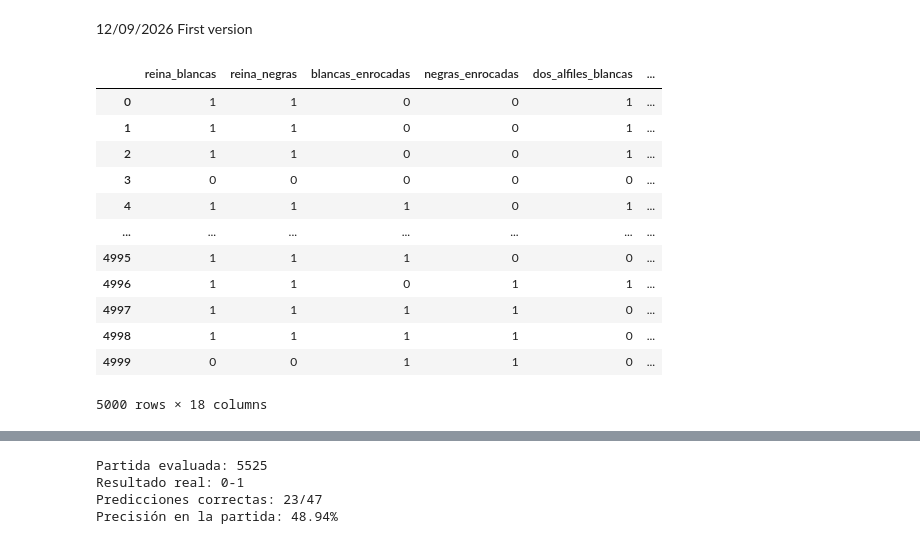
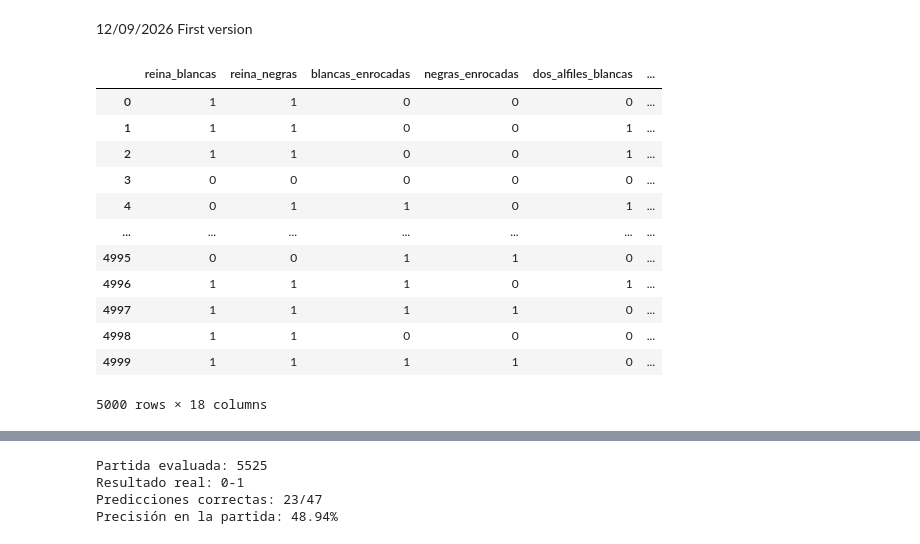
Before and after one commit to hbuelta/Decision-Trees-chess-, a Jupyter notebook: decision_tree_chess.ipynb, the cells around one changed output, grey strips where cells are left out. Drawn from its saved outputs; the diff is of its cells as text; code cells hidden in the pictures.

```diff
--- a/decision_tree_chess.ipynb
+++ b/decision_tree_chess.ipynb
@@ -263,8 +265,8 @@ def partida_a_dataframe(partida: chess.pgn.Game, movimientos_desde_final: int =
 # %%
 def extrae_caracteristicas(
     ruta: Path,
-    numero_observaciones: int = 2000,
-    movimientos_desde_final: int = 10,
+    numero_observaciones: int = 1000,
+    movimientos_desde_final: int = 5,
 ):
     """Crea observaciones usando una distancia concreta respecto al final."""
     if numero_observaciones < 0:
@@ -279,45 +281,45 @@ def extrae_caracteristicas(
         return pd.DataFrame(columns=CARACTERISTICAS + ["y"])
 
     for partida in partidas_en_stream(ruta):
         datos_partida = partida_a_dataframe(
             partida,
             movimientos_desde_final=movimientos_desde_final,
         )
         claves_partida = datos_partida[CARACTERISTICAS].apply(tuple, axis=1)
         nuevas_observaciones = ~claves_partida.isin(claves_observaciones)
 
         if nuevas_observaciones.any():
             datos_partidas.append(datos_partida.loc[nuevas_observaciones])
             claves_observaciones.update(claves_partida[nuevas_observaciones])
 
         if len(claves_observaciones) >= numero_observaciones:
             break
 
     if not datos_partidas:
         return pd.DataFrame(columns=CARACTERISTICAS + ["y"])
 
     return pd.concat(datos_partidas, ignore_index=True).head(numero_observaciones)
 
 
 datos_observaciones = extrae_caracteristicas(
     PGN_ZST_PATH,
     numero_observaciones=5000,
-    movimientos_desde_final=10,
+    movimientos_desde_final=5,
 )
 datos_observaciones
 # %% [output]
 |  | reina_blancas | reina_negras | blancas_enrocadas | negras_enrocadas | dos_alfiles_blancas | ... |
-| 0 | 1 | 1 | 0 | 0 | 1 | ... |
+| 0 | 1 | 1 | 0 | 0 | 0 | ... |
 | 1 | 1 | 1 | 0 | 0 | 1 | ... |
 | 2 | 1 | 1 | 0 | 0 | 1 | ... |
 | 3 | 0 | 0 | 0 | 0 | 0 | ... |
-| 4 | 1 | 1 | 1 | 0 | 1 | ... |
+| 4 | 0 | 1 | 1 | 0 | 1 | ... |
 | ... | ... | ... | ... | ... | ... | ... |
-| 4995 | 1 | 1 | 1 | 0 | 0 | ... |
-| 4996 | 1 | 1 | 0 | 1 | 1 | ... |
+| 4995 | 0 | 0 | 1 | 1 | 0 | ... |
+| 4996 | 1 | 1 | 1 | 0 | 1 | ... |
 | 4997 | 1 | 1 | 1 | 1 | 0 | ... |
-| 4998 | 1 | 1 | 1 | 1 | 0 | ... |
-| 4999 | 0 | 0 | 1 | 1 | 0 | ... |
+| 4998 | 1 | 1 | 0 | 0 | 0 | ... |
+| 4999 | 1 | 1 | 1 | 1 | 0 | ... |
 5000 rows × 18 columns
 # %%
 MOVIMIENTOS_DESDE_FINAL = range(15, 4, -1)
```
Also changed, not shown: parts of 5 cells of this notebook, 2 other files.
